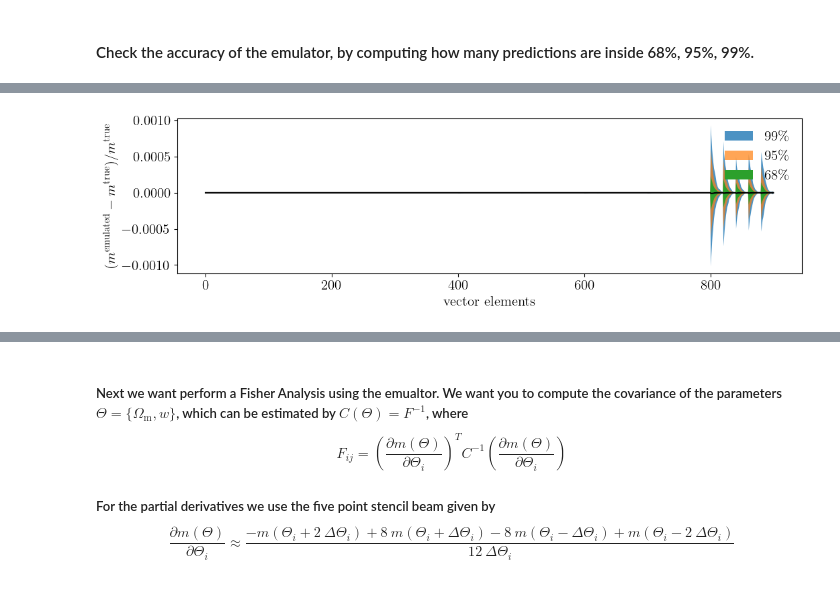
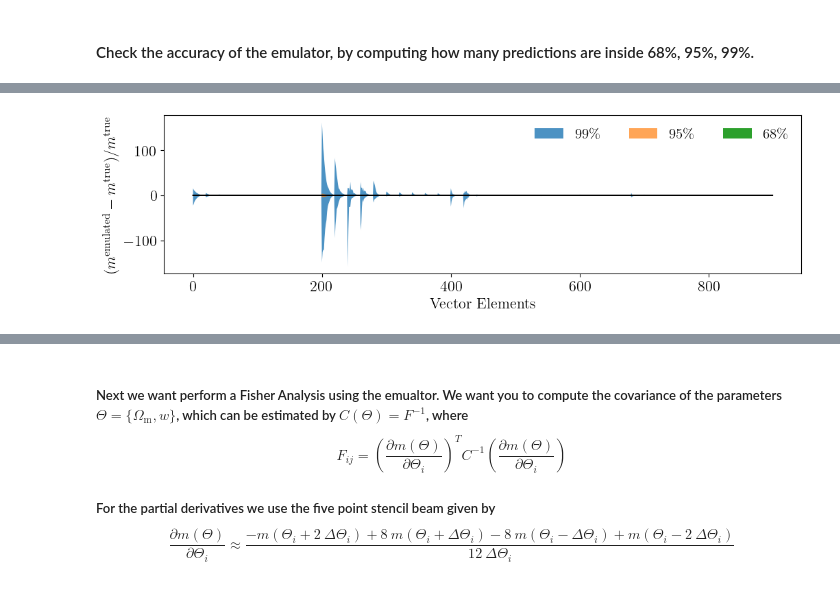
Before and after one commit to Rashaad-Reid/UWAstroStats, a Jupyter notebook: projects/2ptstat-analysis/assignments/assignment2.ipynb, the cells around one changed output, grey strips where cells are left out. Drawn from its saved outputs; the diff is of its cells as text; code cells hidden in the pictures.

Commit message:
Assignment 2 done?

```diff
--- a/projects/2ptstat-analysis/assignments/assignment2.ipynb
+++ b/projects/2ptstat-analysis/assignments/assignment2.ipynb
@@ -128,31 +157,32 @@ Model saved.
 # %%
-cp_nn = cosmopower_NN(restore=True,restore_filename='data_4_assignment2/emulator_test_norm') # restore a previous model from a file
+#cp_nn = cosmopower_NN(restore=True,restore_filename='data_4_assignment2/emulator_test_old') # restore a previous emulator model from a file
 
-emulated_features = cp_nn.predictions_np(test_params)
-#emulated_features *= np.std(train_features,axis=0)
+emulated_features = cp_nn.predictions_np(test_params) # use the emulator to predict the model based on the testing parameters
+
+# rescale the previously normalized emulator features back to the original data vectors
 emulated_features *= train_max
 emulated_features += train_min
-# if you modified the training features you need to convert back the output back the original data vectors
 
-diff=((emulated_features+1.)/(test_features+1.)-1) # Measure the relative difference between test sample and the emualted models
+diff=((emulated_features)/(test_features)-1) # measure the relative difference between test sample and the emualted models
 
-mean_diff = np.mean(diff,0)
+# Calculate the mean relative difference between the test sample and the emualted models,
+# as well as the 68%, 95% and 99% contours
+mean_diff = np.median(diff,axis=0)
 percentiles3 = np.percentile(diff,[16,84],axis=0)
 percentiles2 = np.percentile(diff,[2.5,97.5],axis=0)
 percentiles1 = np.percentile(diff,[0.5,99.5],axis=0)
 bins=range(diff.shape[1])
 
+# Plot the mean relative difference between test sample and the emualted models,
+# along with the 68%, 95% and 99% contours
 plt.figure(figsize=(12, 3),dpi=100)
 plt.fill_between(bins,percentiles1[0],percentiles1[1], label = '$99\%$', alpha=0.8)
 plt.fill_between(bins,percentiles2[0],percentiles2[1], label = '$95\%$', alpha = 0.7)
 plt.fill_between(bins,percentiles3[0],percentiles3[1], label = '$68\%$', alpha = 1)
 plt.plot(bins,mean_diff,'-',color='black')
-plt.xticks(fontsize=15)
-plt.yticks(fontsize=15)
-plt.legend(frameon=False, fontsize=15, loc='upper right')
-plt.ylabel(r'$( m^{\mathrm{emulated}} - m^{\mathrm{true}})/  m^{\mathrm{true}}$', fontsize=15)
-plt.xlabel(r'vector elements',  fontsize=15)
-#plt.ylim(-30,30)
+plt.legend(frameon=False, fontsize=15, ncol=3, loc='upper right')
+plt.ylabel(r'$( m^{\mathrm{emulated}} - m^{\mathrm{true}})/  m^{\mathrm{true}}$')
+plt.xlabel(r'Vector Elements')
 plt.show()
 # %% [output]
-[figure, old version]
+[figure, new version]
```
Also changed, not shown: parts of 35 cells of this notebook, 7 other files.
